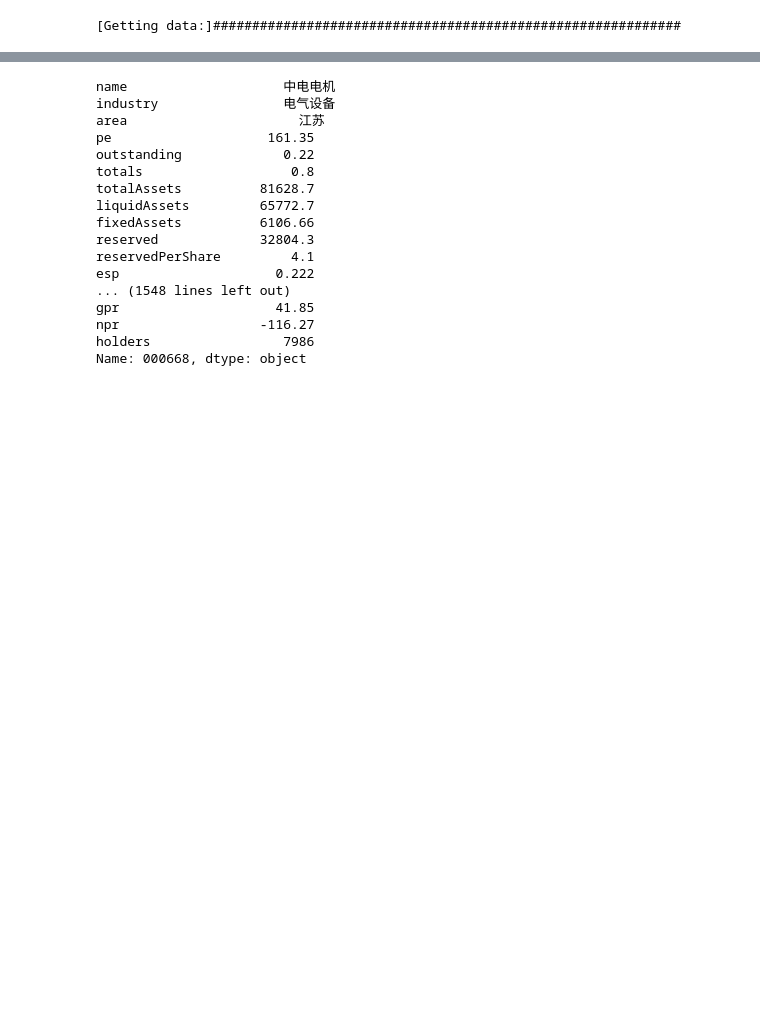
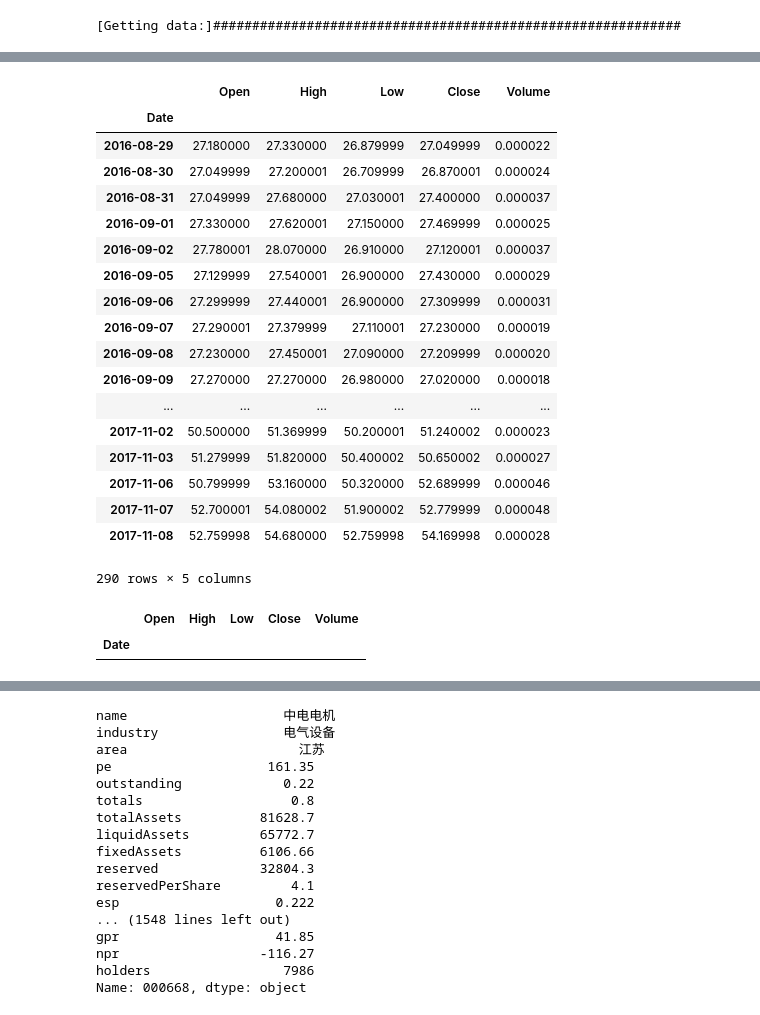
Before and after one commit to lbjworld/snake, a Jupyter notebook: demo/stock_yahoo.ipynb, the cells around one changed output, grey strips where cells are left out. Saved outputs shown, nothing was run; the diff lists cells and outputs as text; code cells hidden in the pictures; blank space fills up the shorter version.

```diff
--- a/demo/stock_yahoo.ipynb
+++ b/demo/stock_yahoo.ipynb
@@ -7,0 +14,3 @@ today_all_df = ts.get_today_all()
+# %%
+import pandas_datareader as pdr
+df = pdr.get_data_yahoo('000333.SZ')
@@ -7,0 +32,30 @@ today_all_df = ts.get_today_all()
+# %%
+import numpy as np
+df = df[~np.isnan(df.Volume)][['Open', 'High', 'Low', 'Close', 'Volume']]
+# %%
+df
+# %% [output]
+|  | Open | High | Low | Close | Volume |
+| Date |  |  |  |  |  |
+| 2016-08-29 | 27.180000 | 27.330000 | 26.879999 | 27.049999 | 0.000022 |
+| 2016-08-30 | 27.049999 | 27.200001 | 26.709999 | 26.870001 | 0.000024 |
+| 2016-08-31 | 27.049999 | 27.680000 | 27.030001 | 27.400000 | 0.000037 |
+| 2016-09-01 | 27.330000 | 27.620001 | 27.150000 | 27.469999 | 0.000025 |
+| 2016-09-02 | 27.780001 | 28.070000 | 26.910000 | 27.120001 | 0.000037 |
+| 2016-09-05 | 27.129999 | 27.540001 | 26.900000 | 27.430000 | 0.000029 |
+| 2016-09-06 | 27.299999 | 27.440001 | 26.900000 | 27.309999 | 0.000031 |
+| 2016-09-07 | 27.290001 | 27.379999 | 27.110001 | 27.230000 | 0.000019 |
+| 2016-09-08 | 27.230000 | 27.450001 | 27.090000 | 27.209999 | 0.000020 |
+| 2016-09-09 | 27.270000 | 27.270000 | 26.980000 | 27.020000 | 0.000018 |
+| ... | ... | ... | ... | ... | ... |
+| 2017-11-02 | 50.500000 | 51.369999 | 50.200001 | 51.240002 | 0.000023 |
+| 2017-11-03 | 51.279999 | 51.820000 | 50.400002 | 50.650002 | 0.000027 |
+| 2017-11-06 | 50.799999 | 53.160000 | 50.320000 | 52.689999 | 0.000046 |
+| 2017-11-07 | 52.700001 | 54.080002 | 51.900002 | 52.779999 | 0.000048 |
+| 2017-11-08 | 52.759998 | 54.680000 | 52.759998 | 54.169998 | 0.000028 |
+290 rows × 5 columns
+# %%
+df.pct_change()[1:1]
+# %% [output]
+|  | Open | High | Low | Close | Volume |
+| Date |  |  |  |  |  |
```
Also changed, not shown: parts of 5 cells of this notebook, 23 other files.
